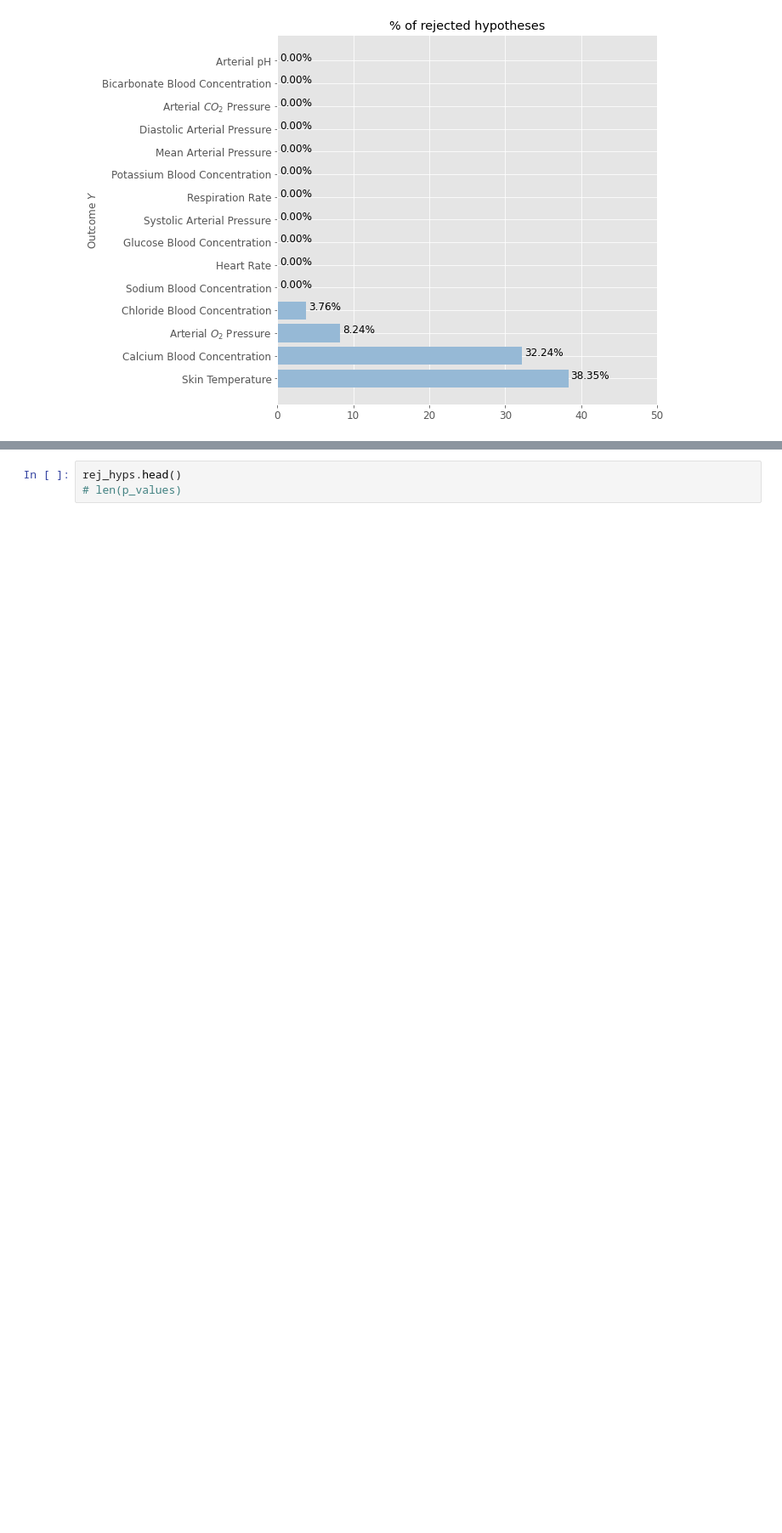
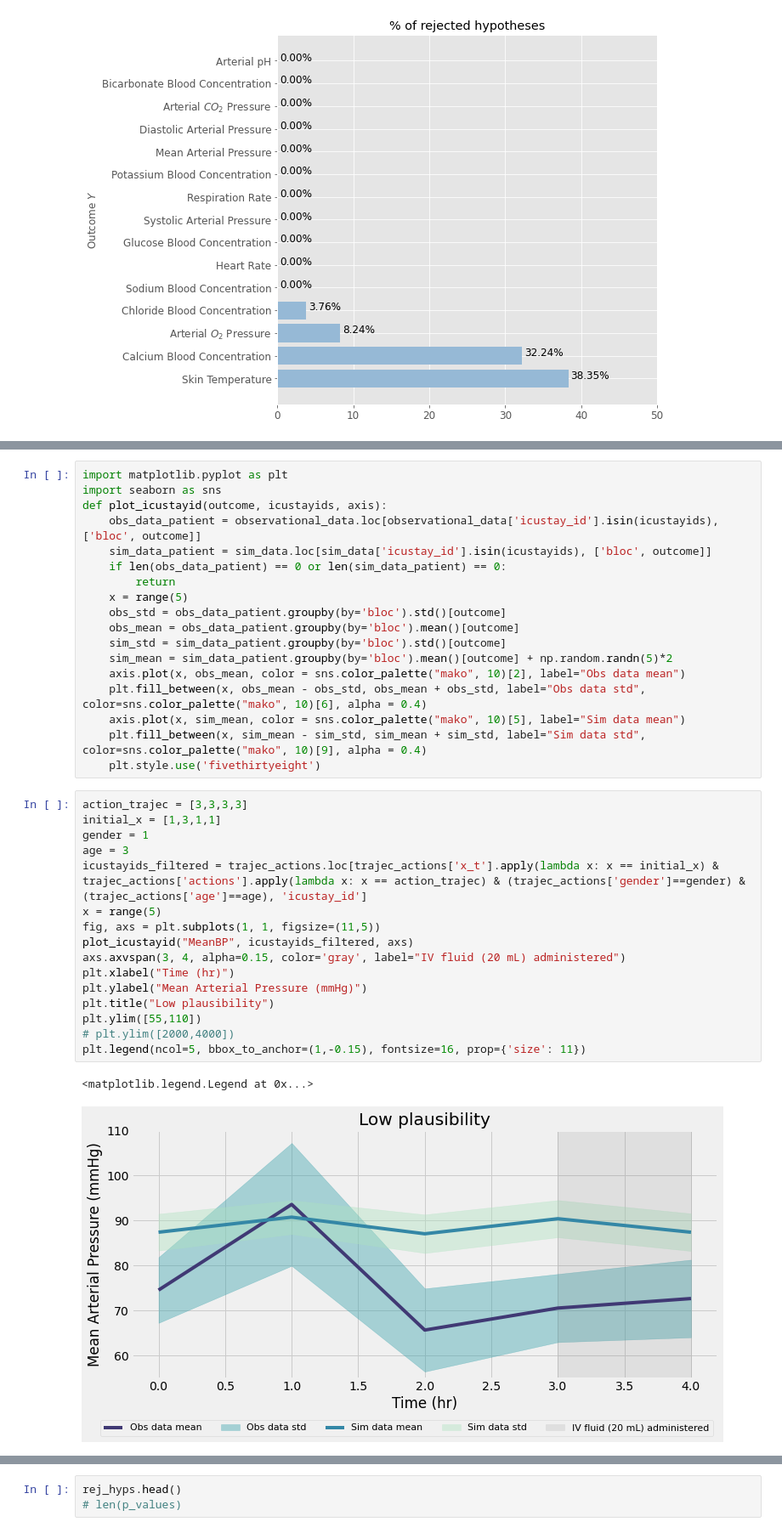
Before and after one commit to faaizT/CausalTwinAssessment, a Jupyter notebook: Hypothesis testing analysis (updated).ipynb, the cells around one changed output, grey strips where cells are left out. Shown at 85% size. Saved outputs shown, nothing was run; the diff lists cells and outputs as text; blank space fills up the shorter version.

```diff
--- a/Hypothesis testing analysis (updated).ipynb
+++ b/Hypothesis testing analysis (updated).ipynb
@@ -381,0 +408,37 @@ pulse_trajec_actions = pd.read_csv(f"{hyp_test_dir}/sim_trajec_actions.csv", con
+# %%
+import matplotlib.pyplot as plt
+import seaborn as sns
+def plot_icustayid(outcome, icustayids, axis):
+    obs_data_patient = observational_data.loc[observational_data['icustay_id'].isin(icustayids), ['bloc', outcome]]
+    sim_data_patient = sim_data.loc[sim_data['icustay_id'].isin(icustayids), ['bloc', outcome]]
+    if len(obs_data_patient) == 0 or len(sim_data_patient) == 0:
+        return
+    x = range(5)
+    obs_std = obs_data_patient.groupby(by='bloc').std()[outcome]
+    obs_mean = obs_data_patient.groupby(by='bloc').mean()[outcome]
+    sim_std = sim_data_patient.groupby(by='bloc').std()[outcome]
+    sim_mean = sim_data_patient.groupby(by='bloc').mean()[outcome] + np.random.randn(5)*2
+    axis.plot(x, obs_mean, color = sns.color_palette("mako", 10)[2], label="Obs data mean")
+    plt.fill_between(x, obs_mean - obs_std, obs_mean + obs_std, label="Obs data std", color=sns.color_palette("mako", 10)[6], alpha = 0.4)
+    axis.plot(x, sim_mean, color = sns.color_palette("mako", 10)[5], label="Sim data mean")
+    plt.fill_between(x, sim_mean - sim_std, sim_mean + sim_std, label="Sim data std", color=sns.color_palette("mako", 10)[9], alpha = 0.4)
+    plt.style.use('fivethirtyeight')
+# %%
+action_trajec = [3,3,3,3]
+initial_x = [1,3,1,1]
+gender = 1
+age = 3
+icustayids_filtered = trajec_actions.loc[trajec_actions['x_t'].apply(lambda x: x == initial_x) & trajec_actions['actions'].apply(lambda x: x == action_trajec) & (trajec_actions['gender']==gender) & (trajec_actions['age']==age), 'icustay_id']
+x = range(5)
+fig, axs = plt.subplots(1, 1, figsize=(11,5))
+plot_icustayid("MeanBP", icustayids_filtered, axs)
+axs.axvspan(3, 4, alpha=0.15, color='gray', label="IV fluid (20 mL) administered")
+plt.xlabel("Time (hr)")
+plt.ylabel("Mean Arterial Pressure (mmHg)")
+plt.title("Low plausibility")
+plt.ylim([55,110])
+# plt.ylim([2000,4000])
+plt.legend(ncol=5, bbox_to_anchor=(1,-0.15), fontsize=16, prop={'size': 11})
+# %% [output]
+<matplotlib.legend.Legend at 0x...>
+[figure, added]
```
Also changed, not shown: parts of 7 cells of this notebook, 1 other file.
